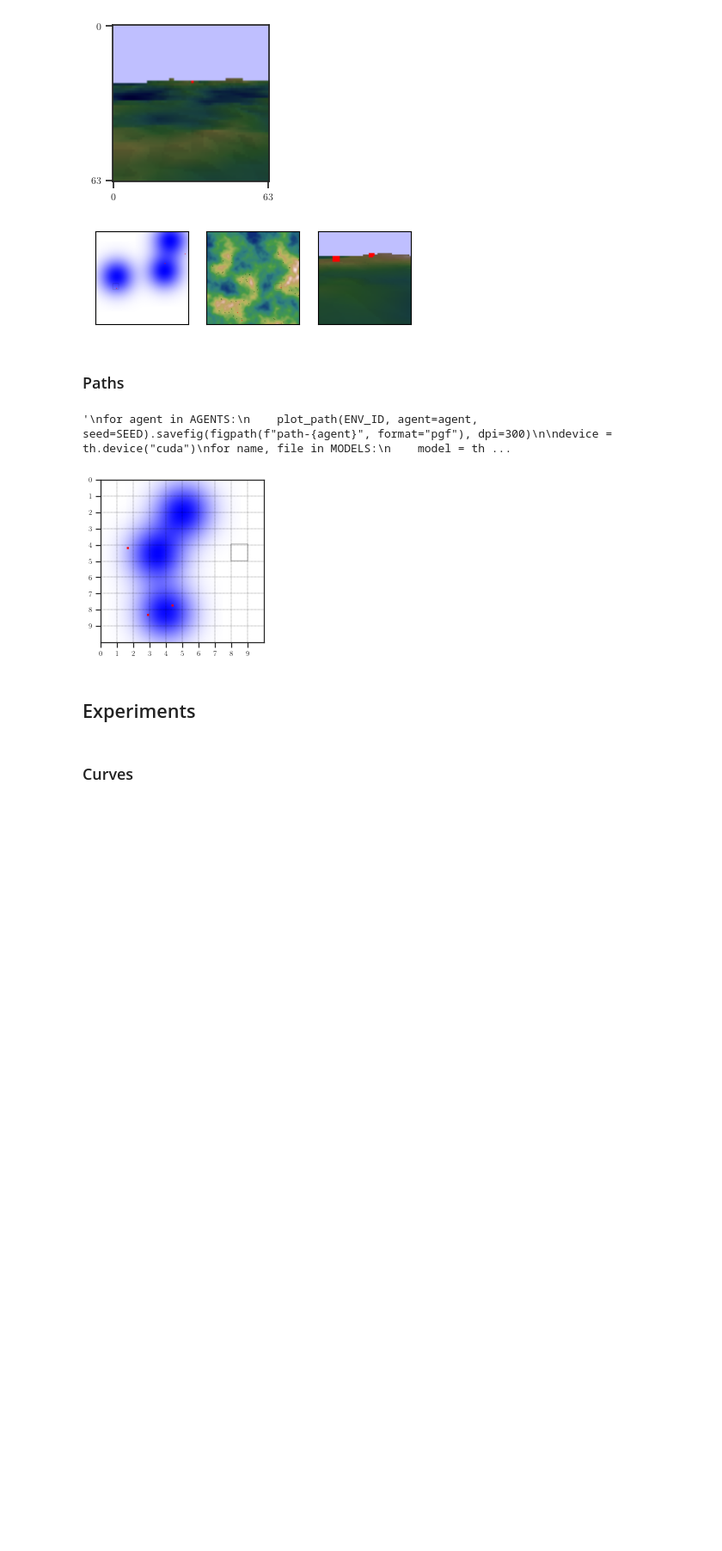
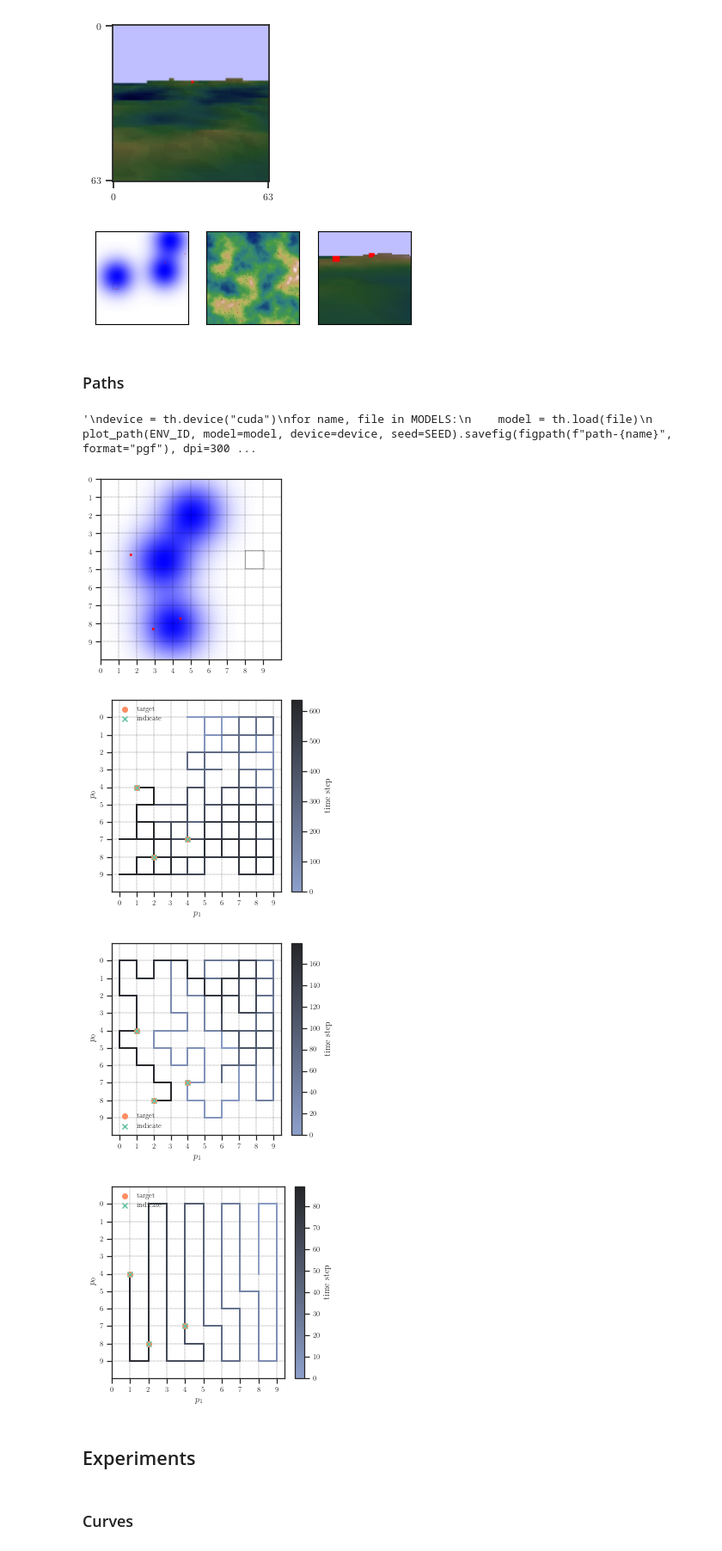
Before and after one commit to fumlig/visualsearch, a Jupyter notebook: plot.ipynb, the cells around one changed output. Shown at 86% size. Cells and saved outputs as stored; diff of their text form; code cells hidden in the pictures; blank space fills up the shorter version.

Commit message:
pretty search paths

```diff
--- a/plot.ipynb
+++ b/plot.ipynb
@@ -134,28 +134,33 @@ from matplotlib.colors import ListedColormap, BoundaryNorm
 from test import play
 
 
-def plot_path(env_id, agent=None, model=None, device=None, seed=None, xlabel="$p_1$", ylabel="$p_0$", cmap=sns.color_palette("mako", as_cmap=True)):
+def plot_path(env_id, agent=None, model=None, device=None, seed=None, xlabel="$p_1$", ylabel="$p_0$"):
     assert agent is not None or model is not None
     assert model is None or device is not None
 
-    fig, ax = plt.subplots(figsize=figsize(ratio=1.0))
+    fig, ax = plt.subplots(figsize=figsize(width=TEXTWIDTH_IN*0.75, ratio=0.9))
     env = gym.make(env_id)
 
     info, = play(1, env, agent=agent, model=model, device=device, hidden=True, seed=seed)
+    path = np.array(info["path"])
 
-    path = np.array(info["path"])
+    green = sns.color_palette()[0]
+    red = sns.color_palette()[1]
+    blue = sns.color_palette()[2]
+
+    cmap = sns.dark_palette(blue, reverse=True, as_cmap=True)
     c = cmap(np.linspace(0.0, 1.0, len(path)))
 
     for i, (p1, p2) in enumerate(zip(path, path[1:])):
         x = [p1[1], p2[1]]
         y = [p1[0], p2[0]]
-        ax.plot(x, y, color=c[i], linewidth=4, alpha=0.5)
+        ax.plot(x, y, color=c[i], linewidth=2, alpha=1)
 
     targets = np.array(info["targets"])
-    ax.scatter(targets[:,1],targets[:,0], color="r", marker="o", label="target")
+    ax.scatter(targets[:,1],targets[:,0], color=red, marker="o", label="target", zorder=100)
 
     triggers = np.array([p for p, a in zip(info["path"], info["actions"]) if a == 0])
-    ax.scatter(triggers[:,1], triggers[:,0], color="g", marker="x", label="indicate")
+    ax.scatter(triggers[:,1], triggers[:,0], color=green, marker="x", label="indicate", zorder=100)
 
     ax.set_ylim(-1, env.shape[0])
     ax.set_ylim(-1, env.shape[1])
@@ -168,45 +173,49 @@ def plot_path(env_id, agent=None, model=None, device=None, seed=None, xlabel="$p
     ax.grid(color="black", linestyle='--', linewidth=0.25)
     ax.legend(frameon=False)
 
-    sm = plt.cm.ScalarMappable(cmap=cmap, norm=plt.Normalize(0.0, 100.0))
+    sm = plt.cm.ScalarMappable(cmap=cmap, norm=plt.Normalize(0, len(path)))
     fig.colorbar(sm, label="time step")
 
     fig.tight_layout()
 
     return fig
 # %%
-
 SEED = 0
 ENV_ID = "Gaussian-v0"
 AGENTS = ["random", "greedy", "exhaustive"]
 MODELS = [("lstm", "models/gaussian/lstm/0.pt"), ("map", "models/gaussian/map/0.pt")]
 
 env = gym.make(ENV_ID)
 env.reset(seed=SEED)
 img = env.render()
 
 fig, ax = plt.subplots(figsize=figsize())
 ax.grid(color="black", linestyle='--', linewidth=0.25)
 ax.set_yticks(range(0, img.shape[0], env.view[0]))
 ax.set_xticks(range(0, img.shape[1], env.view[1]))
 ax.set_yticklabels(range(env.shape[0]))
 ax.set_xticklabels(range(env.shape[1]))
 ax.imshow(img)
 
-fig.savefig(figpath(f"path-scene", format="pgf"), dpi=300)
+fig.tight_layout()
+#fig.savefig(figpath(f"path-scene", format="pgf"), dpi=300)
+
+for agent in AGENTS:
+    fig = plot_path(ENV_ID, agent=agent, seed=SEED)
+    fig.savefig(figpath(f"path-{agent}", format="pgf"), dpi=300)
 
 """
-for agent in AGENTS:
-    plot_path(ENV_ID, agent=agent, seed=SEED).savefig(figpath(f"path-{agent}", format="pgf"), dpi=300)
-
 device = th.device("cuda")
 for name, file in MODELS:
     model = th.load(file)
     plot_path(ENV_ID, model=model, device=device, seed=SEED).savefig(figpath(f"path-{name}", format="pgf"), dpi=300)
 """
 # %% [output]
-'\nfor agent in AGENTS:\n    plot_path(ENV_ID, agent=agent, seed=SEED).savefig(figpath(f"path-{agent}", format="pgf"), dpi=300)\n\ndevice = th.device("cuda")\nfor name, file in MODELS:\n    model = th ...
+'\ndevice = th.device("cuda")\nfor name, file in MODELS:\n    model = th.load(file)\n    plot_path(ENV_ID, model=model, device=device, seed=SEED).savefig(figpath(f"path-{name}", format="pgf"), dpi=300 ...
-[figure, old version]
+[figure, new version]
+[figure, added]
+[figure, added]
+[figure, added]
 # %% [markdown]
 ## Experiments
 # %%
```
Also changed, not shown: 8 other files.
